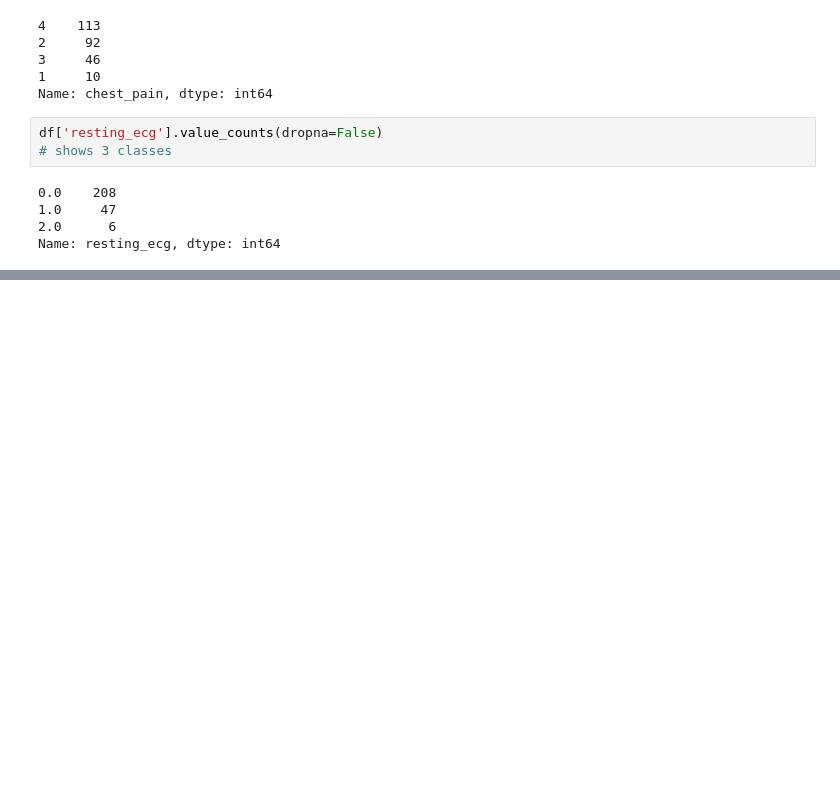
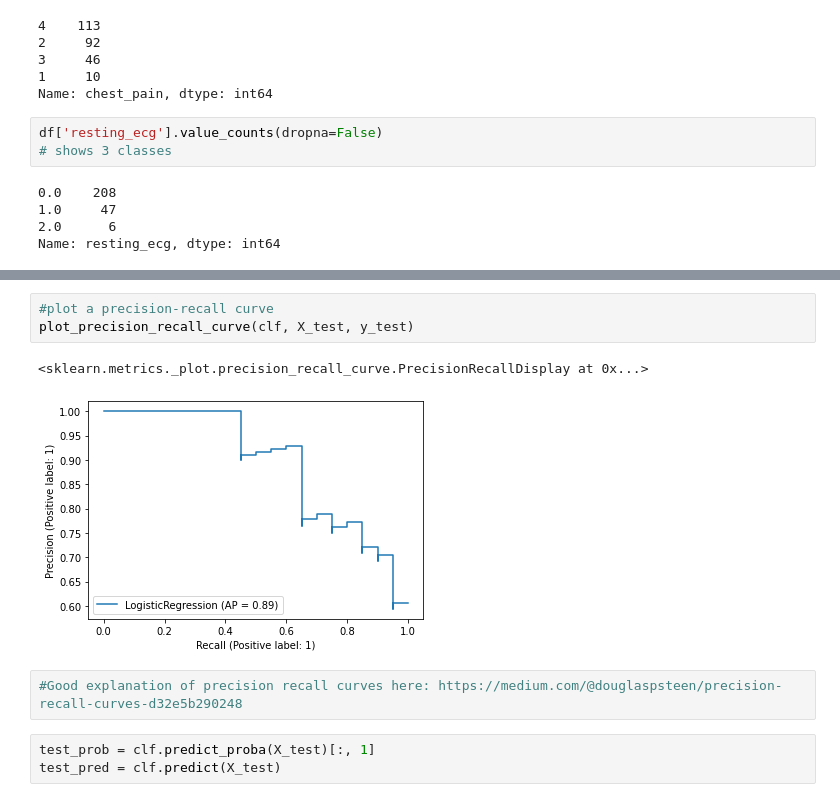
Before and after one commit to sarakubik/Misc_Python, a Jupyter notebook: logistic regression.ipynb, the cells around one changed output, grey strips where cells are left out. Cells and saved outputs as stored; diff of their text form; blank space fills up the shorter version.

```diff
--- a/logistic regression.ipynb
+++ b/logistic regression.ipynb
@@ -126,0 +209,11 @@ df
+# %%
+#plot a precision-recall curve
+plot_precision_recall_curve(clf, X_test, y_test)
+# %% [output]
+<sklearn.metrics._plot.precision_recall_curve.PrecisionRecallDisplay at 0x...>
+[figure, added]
+# %%
+#Good explanation of precision recall curves here: https://medium.com/@douglaspsteen/precision-recall-curves-d32e5b290248
+# %%
+test_prob = clf.predict_proba(X_test)[:, 1]
+test_pred = clf.predict(X_test)
```
Also changed, not shown: parts of 33 cells of this notebook, 5 other files.
